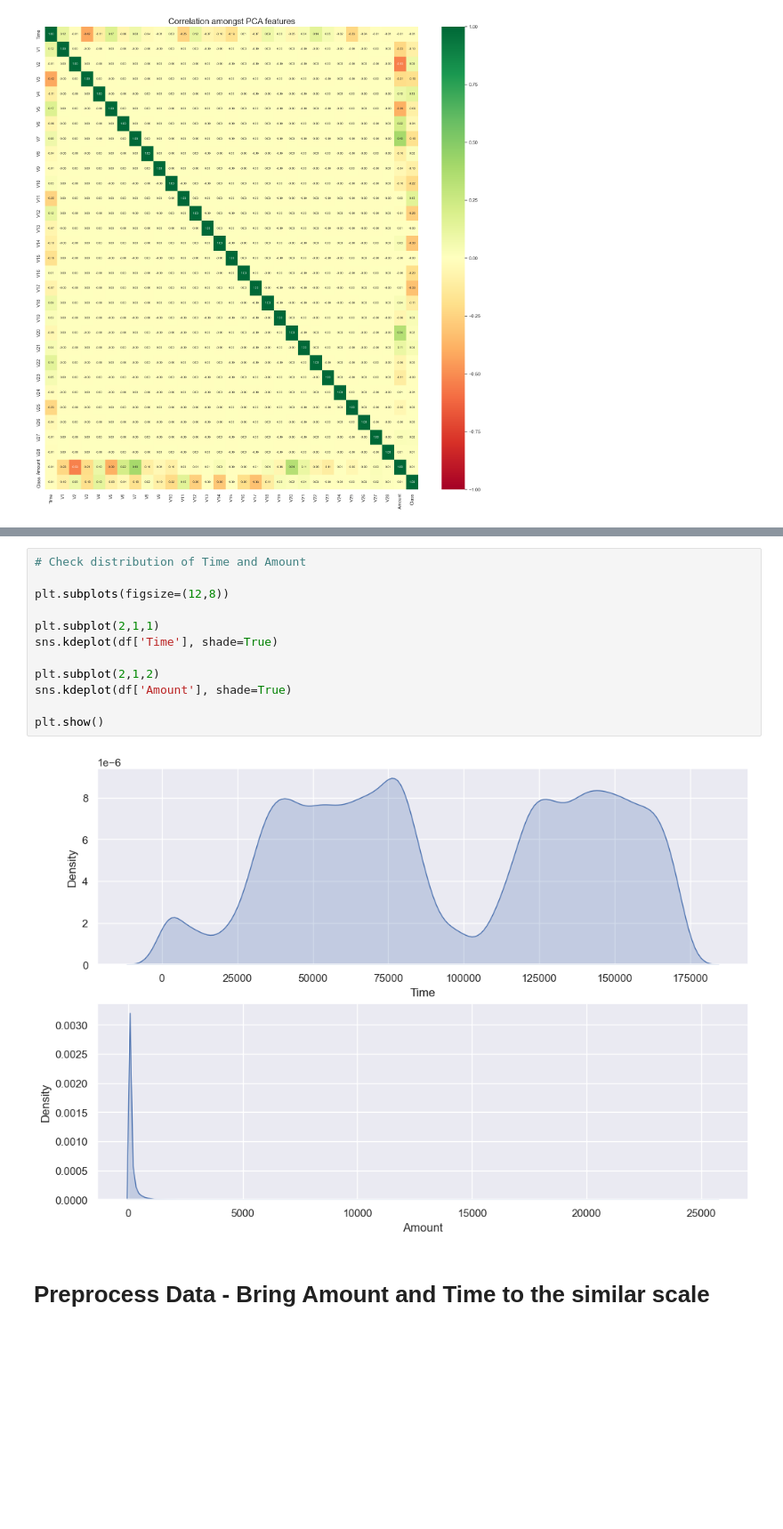
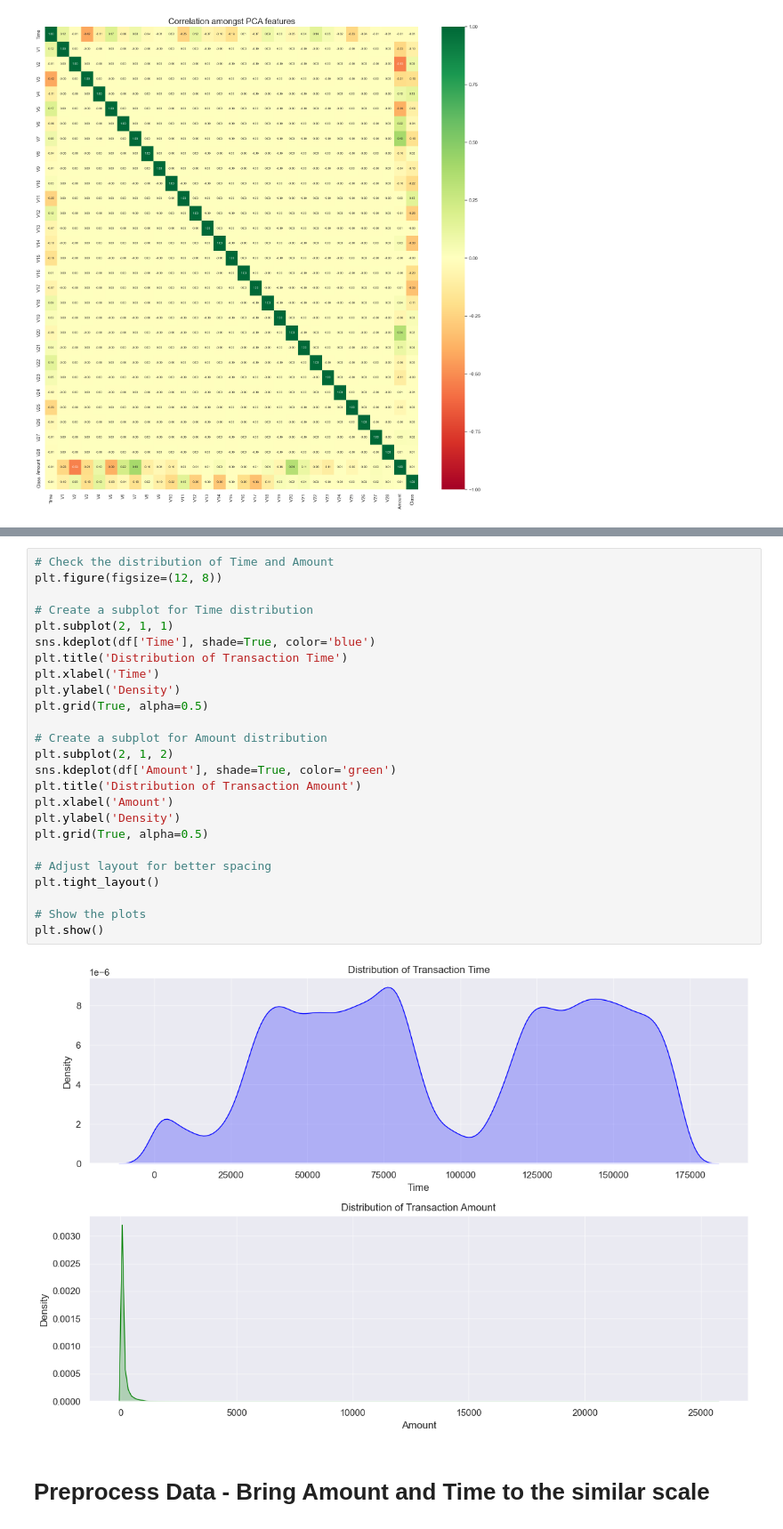
Before and after one commit to RatishMoondra/CreditCardFraudDetection, a Jupyter notebook: CreditCardFraudDetection.ipynb, the cells around one changed output, grey strips where cells are left out. Shown at 89% size. Saved outputs shown, nothing was run; the diff lists cells and outputs as text; blank space fills up the shorter version.

```diff
--- a/CreditCardFraudDetection.ipynb
+++ b/CreditCardFraudDetection.ipynb
@@ -146,17 +164,30 @@ sns.boxplot( data=df, x='Class', y='Amount')
 # %%
-# Check distribution of Time and Amount
+# Check the distribution of Time and Amount
+plt.figure(figsize=(12, 8))
 
-plt.subplots(figsize=(12,8))
+# Create a subplot for Time distribution
+plt.subplot(2, 1, 1)
+sns.kdeplot(df['Time'], shade=True, color='blue')
+plt.title('Distribution of Transaction Time')
+plt.xlabel('Time')
+plt.ylabel('Density')
+plt.grid(True, alpha=0.5)
 
-plt.subplot(2,1,1)
-sns.kdeplot(df['Time'], shade=True)
+# Create a subplot for Amount distribution
+plt.subplot(2, 1, 2)
+sns.kdeplot(df['Amount'], shade=True, color='green')
+plt.title('Distribution of Transaction Amount')
+plt.xlabel('Amount')
+plt.ylabel('Density')
+plt.grid(True, alpha=0.5)
 
-plt.subplot(2,1,2)
-sns.kdeplot(df['Amount'], shade=True)
+# Adjust layout for better spacing
+plt.tight_layout()
 
+# Show the plots
 plt.show()
 # %% [output]
-[figure, old version]
+[figure, new version]
 # %% [markdown]
 # Preprocess Data - Bring Amount and Time to the similar scale
 # %%
```
Also changed, not shown: parts of 41 cells of this notebook.
